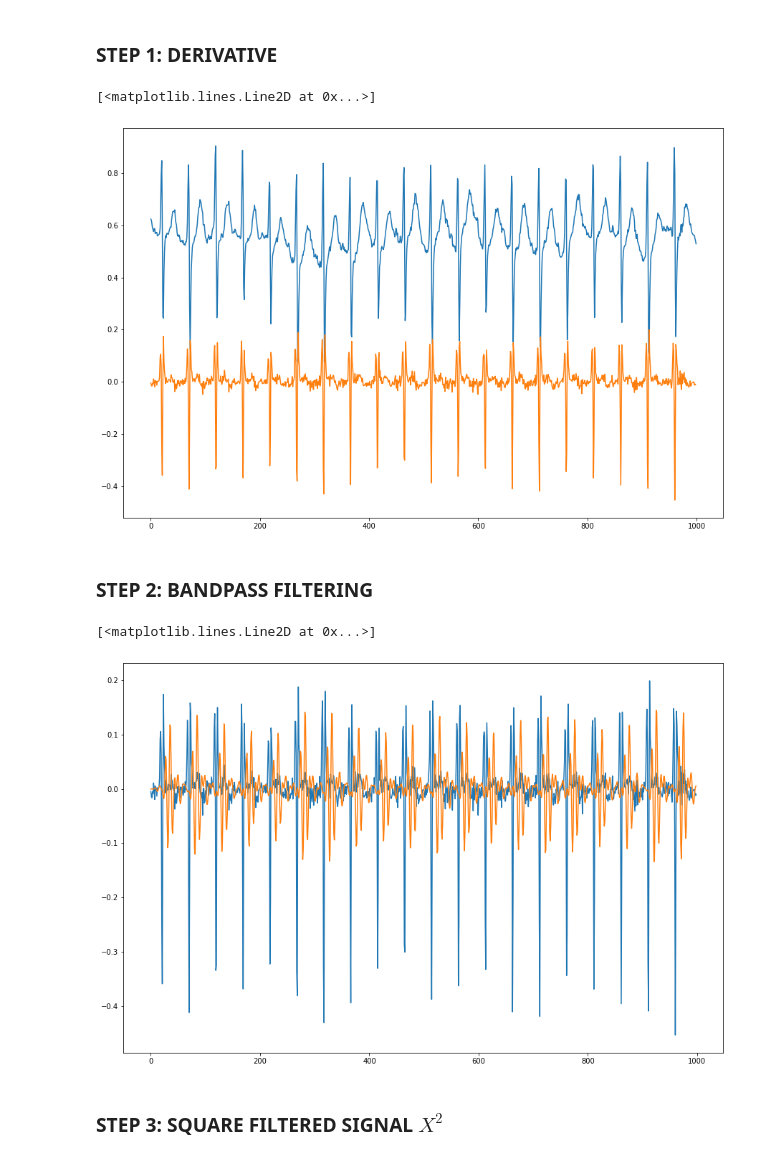
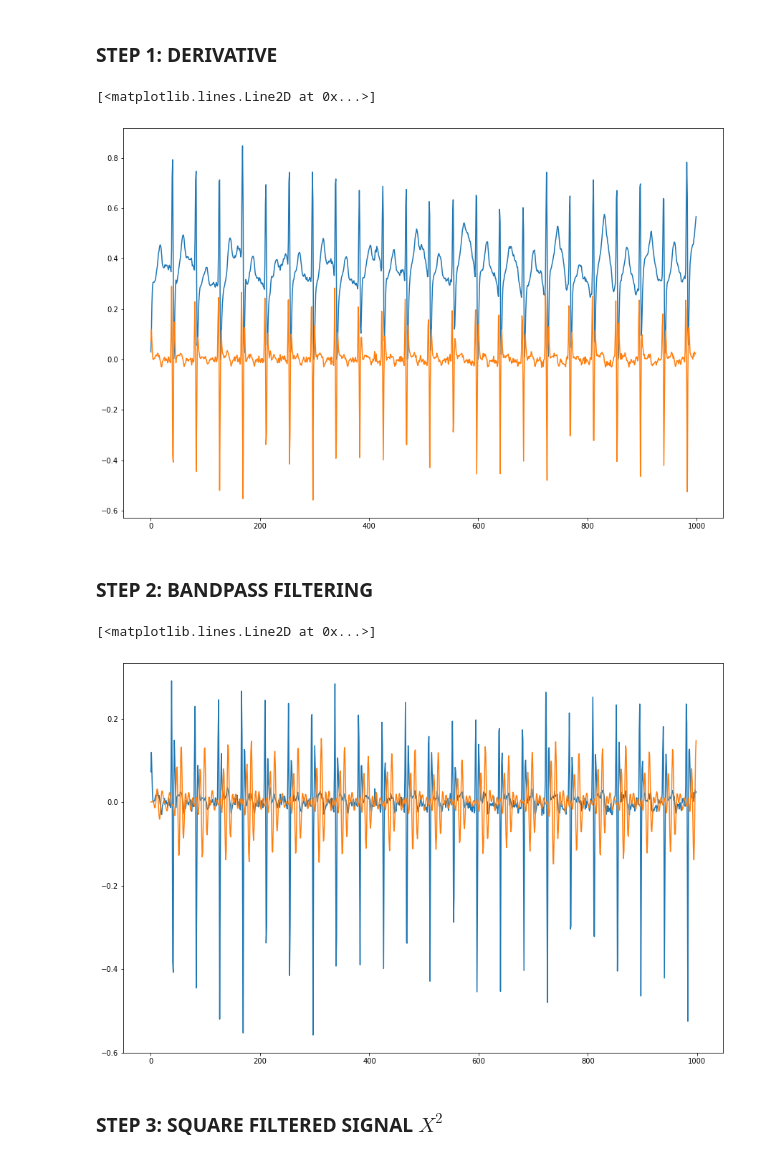
Before and after one commit to LongNguyen1984/TimeSeriesWithPython, a Jupyter notebook: HR_DNN.ipynb, the cells around one changed output. Saved outputs shown, nothing was run; the diff lists cells and outputs as text; code cells hidden in the pictures.

```diff
--- a/HR_DNN.ipynb
+++ b/HR_DNN.ipynb
@@ -48,6 +48,8 @@ def read_folder(mat_folder, HR = False):
     mat_folder = Path(mat_folder).absolute()
     if HR == False:
       mat_files = [f for f in mat_folder.iterdir() if f.name.endswith('mat') and not('BPMtrace' in f.name)]
+      # Sorting name in order
+      mat_files = sorted(mat_files)
       dfs = [
 
         #pd.DataFrame(sio.loadmat(csv_file)['sig']).T.assign(rating_src = f'rating-{idx}')#assin a name rating to the column
@@ -57,6 +59,8 @@ def read_folder(mat_folder, HR = False):
     ]
     else:
       mat_files = [f for f in mat_folder.iterdir() if f.name.endswith('mat') and ('BPMtrace' in f.name)]
+      # Sorting name in order
+      mat_files = sorted(mat_files)
       dfs = [
 
         #pd.DataFrame(sio.loadmat(csv_file)['sig']).T.assign(rating_src = f'rating-{idx}')#assin a name rating to the column
@@ -153,15 +190,15 @@ reference: **Peak Detection Algorithm for ECG wave**
 # %%
 import numpy as np
 
 # derivative
-x = ECGseg[100].values
+x = ECGseg[134].values
 dx = np.diff(x)
 plt.figure(figsize=(15,10))
 plt.plot(x)
 plt.plot(dx)
 # %% [output]
 [<matplotlib.lines.Line2D at 0x...>]
-[figure, old version]
+[figure, new version]
 # %% [markdown]
 ### STEP 2: BANDPASS FILTERING
 # %%
@@ -193,7 +230,7 @@ plt.plot(dx)
 plt.plot(y)
 # %% [output]
 [<matplotlib.lines.Line2D at 0x...>]
-[figure, old version]
+[figure, new version]
 # %% [markdown]
 ### STEP 3: SQUARE FILTERED SIGNAL $X^2$
 # %%
```
Also changed, not shown: parts of 31 cells of this notebook.
